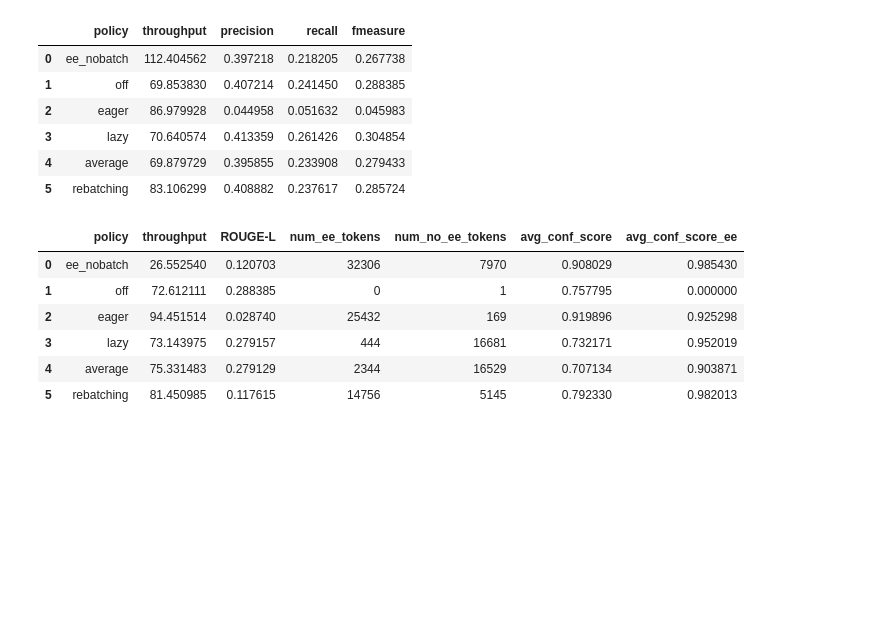
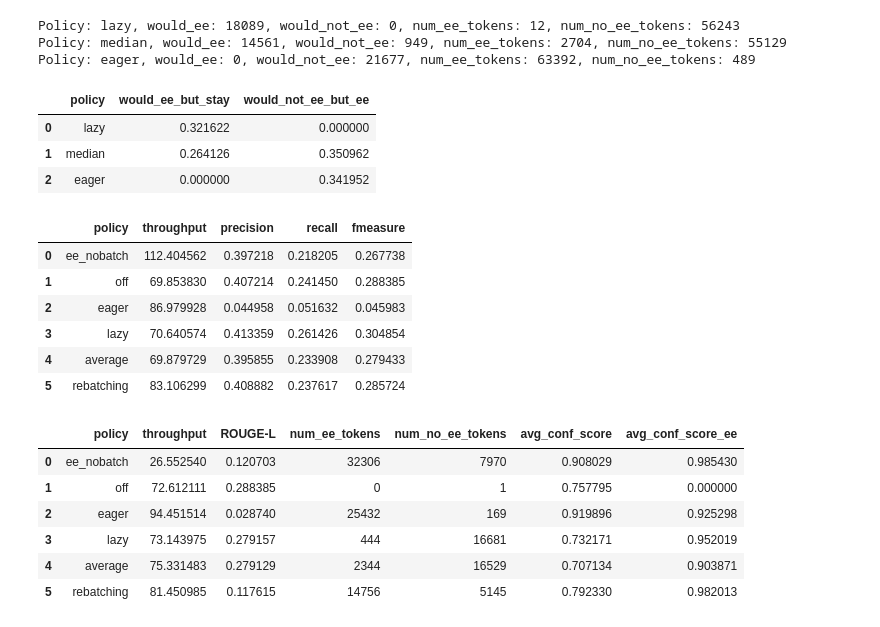
Before and after one commit to xutingl/vattention-ee, a Jupyter notebook: outputs_70b/analyze.ipynb, the cells around one changed output. Cells and saved outputs as stored; diff of their text form; code cells hidden in the pictures; blank space fills up the shorter version.

```diff
--- a/outputs_70b/analyze.ipynb
+++ b/outputs_70b/analyze.ipynb
@@ -31,3 +44,14 @@ def get_avg_rougeL_score(prompts, outputs):
+# %%
+policies = ["lazy", "median", "eager"]
+get_would_ee_table("benchmarks/req_500_batch_8", policies)
+# %% [output]
+Policy: lazy, would_ee: 18089, would_not_ee: 0, num_ee_tokens: 12, num_no_ee_tokens: 56243
+Policy: median, would_ee: 14561, would_not_ee: 949, num_ee_tokens: 2704, num_no_ee_tokens: 55129
+Policy: eager, would_ee: 0, would_not_ee: 21677, num_ee_tokens: 63392, num_no_ee_tokens: 489
+|  | policy | would_ee_but_stay | would_not_ee_but_ee |
+| 0 | lazy | 0.321622 | 0.000000 |
+| 1 | median | 0.264126 | 0.350962 |
+| 2 | eager | 0.000000 | 0.341952 |
 # %%
 policies = ["ee_nobatch", "off","eager", "lazy", "average", "rebatching"]
 throughputs = []
```
Also changed, not shown: parts of 6 cells of this notebook, 21 other files.
